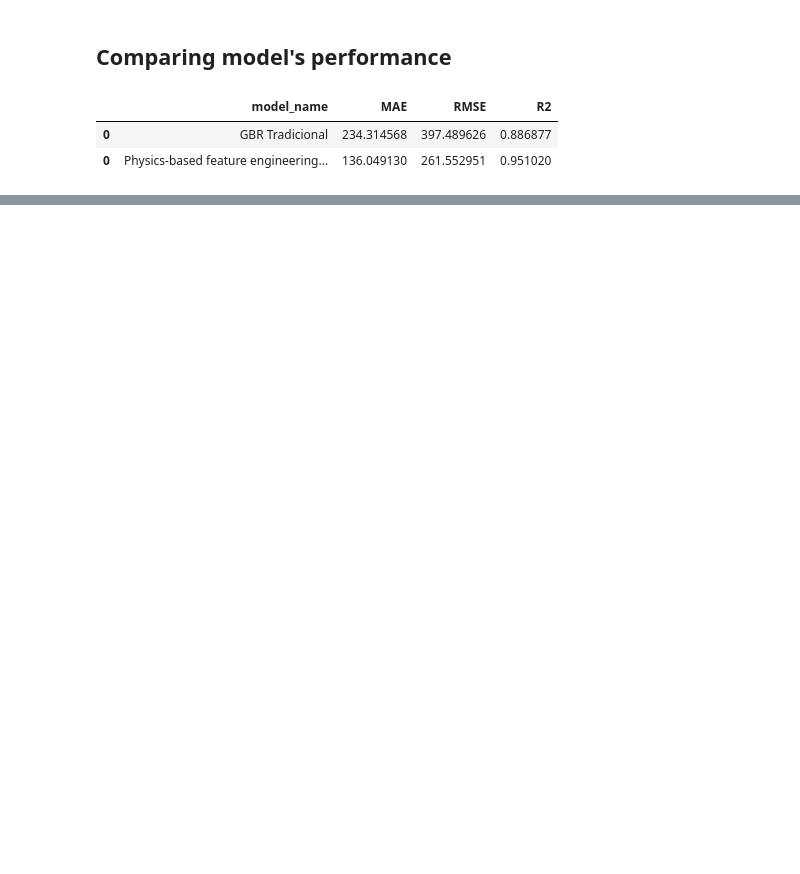
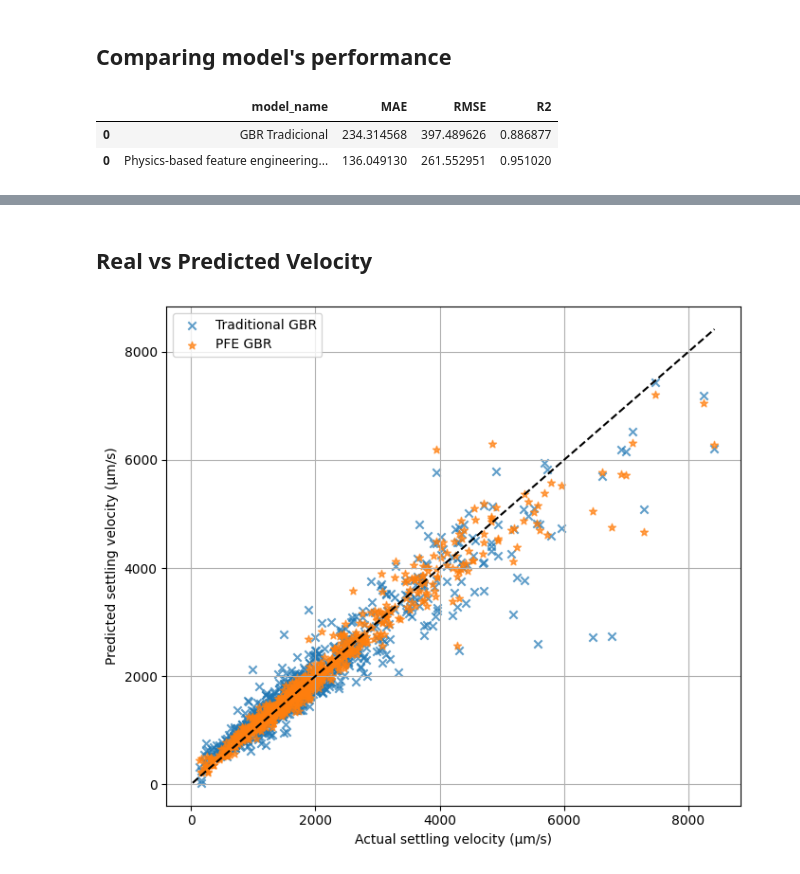
Before and after one commit to danieltodaDS/terminal-velocity-prediction, a Jupyter notebook: settling_velocity_v2.ipynb, the cells around one changed output, grey strips where cells are left out. Saved outputs shown, nothing was run; the diff lists cells and outputs as text; code cells hidden in the pictures; blank space fills up the shorter version.

```diff
--- a/settling_velocity_v2.ipynb
+++ b/settling_velocity_v2.ipynb
@@ -60,7 +98,7 @@ traditional_gbr_model = GradientBoostingRegressor(n_estimators=200, learning_rat
 
 # Perform 5-Fold Cross-Validation
 kf = KFold(n_splits=5, shuffle=True, random_state=42)
-cv_predictions = cross_val_predict(traditional_gbr_model, X_imputed, y_run1, cv=kf)
+cv_pred_gbr = cross_val_predict(traditional_gbr_model, X_imputed, y_run1, cv=kf)
 # %%
 
 # Calculate Metrics for Cross-Validation
@@ -178,3 +302,9 @@ pfe_gbr_results
+# %%
+df_eval_B = pd.DataFrame({
+    "y_true": y_run2,
+    "y_pred": cv_pred_pfe,
+    "experiment": "PFE - GBR"
+})
 # %% [markdown]
 ## Comparing model's performance
 # %%
@@ -187,0 +336,5 @@ all_results
+# %%
+df_evaluation_analysis = pd.concat(
+    [df_eval_A, df_eval_B],
+    axis=0
+)
@@ -187,0 +357,7 @@ all_results
+# %%
+# criar resíduos
+df_evaluation_analysis["residual"] = df_evaluation_analysis["y_true"] - df_evaluation_analysis["y_pred"]
+
+# separar experimentos
+df_evaluation_analysis_trad = df_evaluation_analysis[df_evaluation_analysis["experiment"] == "GBR Tradicional"]
+df_evaluation_analysis_pfe  = df_evaluation_analysis[df_evaluation_analysis["experiment"] == "PFE - GBR"]
@@ -187,0 +421,43 @@ all_results
+# %% [markdown]
+## Real vs Predicted Velocity
+# %%
+plt.figure(figsize=(7, 6))
+
+# scatter tradicional
+plt.scatter(
+    df_evaluation_analysis_trad["y_true"],
+    df_evaluation_analysis_trad["y_pred"],
+    marker="x",
+    alpha=0.7,
+    label="Traditional GBR"
+)
+
+# scatter PFE
+plt.scatter(
+    df_evaluation_analysis_pfe["y_true"],
+    df_evaluation_analysis_pfe["y_pred"],
+    marker="*",
+    alpha=0.7,
+    label="PFE GBR"
+)
+
+# linha identidade
+min_val = min(df_evaluation_analysis["y_true"].min(), df_evaluation_analysis["y_pred"].min())
+max_val = max(df_evaluation_analysis["y_true"].max(), df_evaluation_analysis["y_pred"].max())
+
+plt.plot(
+    [min_val, max_val],
+    [min_val, max_val],
+    linestyle="--",
+    color="black"
+)
+
+plt.xlabel("Actual settling velocity (µm/s)")
+plt.ylabel("Predicted settling velocity (µm/s)")
+plt.legend()
+plt.grid(True)
+
+plt.tight_layout()
+plt.show()
+# %% [output]
+[figure, added]
```
Also changed, not shown: parts of 47 cells of this notebook.
